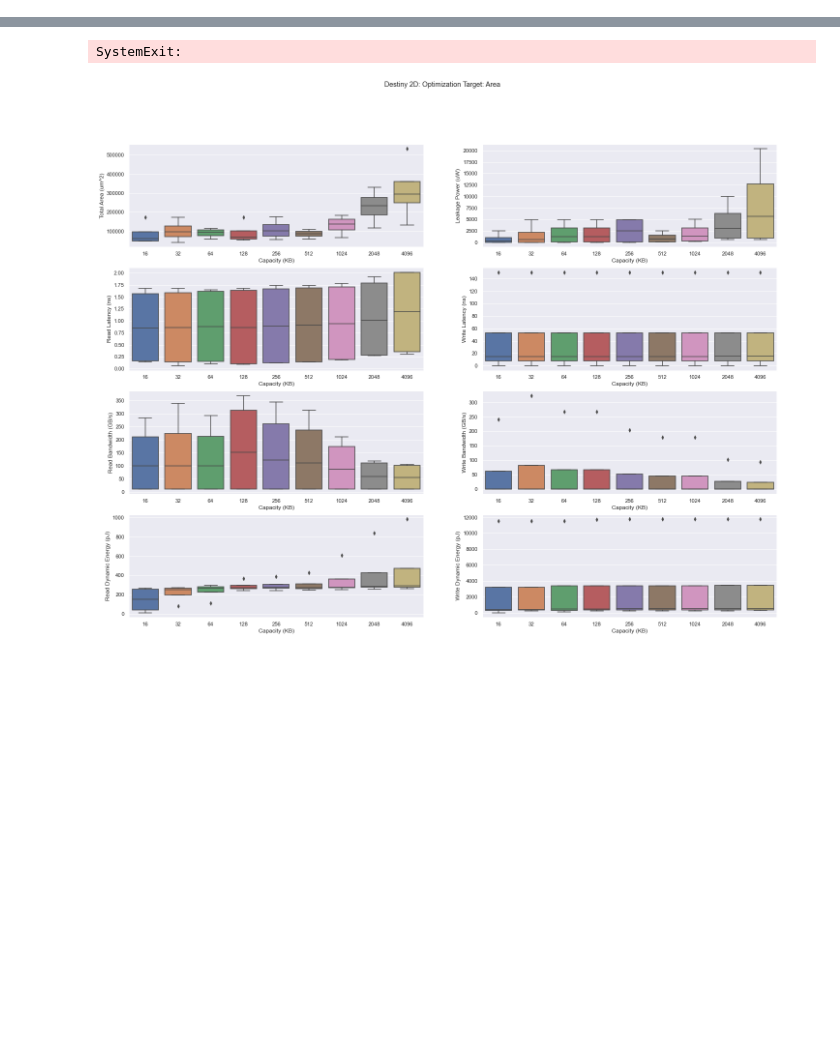
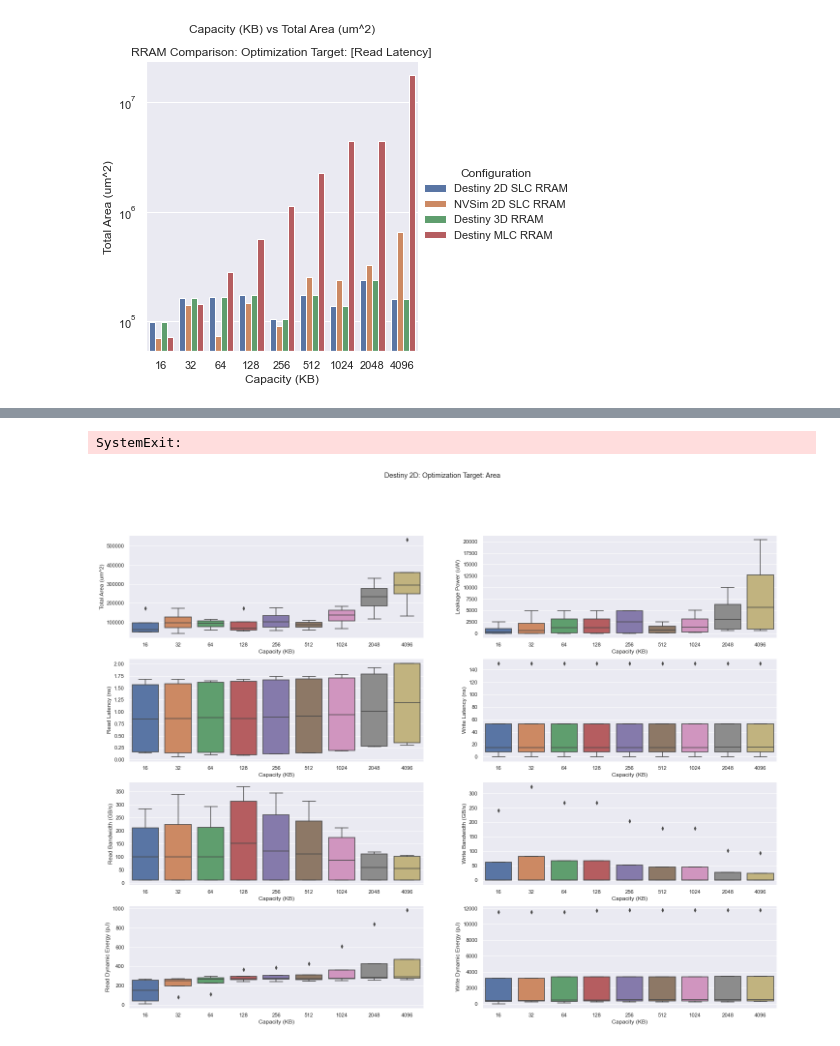
Before and after one commit to rockett-m/EECE0193, a Jupyter notebook: Final_Project/EXPERIMENTS/final_proj.ipynb, the cells around one changed output, grey strips where cells are left out. Cells and saved outputs as stored; diff of their text form; code cells hidden in the pictures; blank space fills up the shorter version.

```diff
--- a/Final_Project/EXPERIMENTS/final_proj.ipynb
+++ b/Final_Project/EXPERIMENTS/final_proj.ipynb
@@ -67,0 +145,88 @@ if __name__ == "__main__":
+# %%
+def test_multiplot():
+    # Read Latency Optimized - RRAM cells
+    xaxis = df_dst_2d.loc[18:26]["Capacity (KB)"]
+    df_dst_2d_opt_r_lat_RRAM = df_dst_2d.loc[18:26]["Total Area (um^2)"]  # SLC RRAM
+    df_nvs_2d_opt_r_lat_RRAM = df_nvs_2d.loc[18:26]["Total Area (um^2)"]  # SLC RRAM
+    df_dst_3d_opt_r_lat = df_dst_hd.loc[0:8]["Total Area (um^2)"]         # 3D  RRAM
+    df_dst_mlc_opt_r_lat = df_dst_hd.loc[72:80]["Total Area (um^2)"]      # MLC RRAM
+    # drop removes Nan values
+    df = pd.concat([xaxis.reset_index(drop=True), df_dst_2d_opt_r_lat_RRAM.reset_index(drop=True), \
+                    df_nvs_2d_opt_r_lat_RRAM.reset_index(drop=True), df_dst_3d_opt_r_lat.reset_index(drop=True), \
+                    df_dst_mlc_opt_r_lat.reset_index(drop=True)], ignore_index=True, join="outer", axis=1)
+
+    df.columns = ["Capacity (KB)", "Destiny 2D SLC RRAM", "NVSim 2D SLC RRAM", "Destiny 3D RRAM", "Destiny MLC RRAM"] # headers
+
+    df = df.reset_index().melt('Capacity (KB)', var_name='Configuration', value_name='vals')
+    df = df.iloc[9: , :] # trim off bad index rows
+
+    g = sns.catplot(x="Capacity (KB)", y="vals", hue='Configuration', data=df, kind='bar')
+    g.set(title="RRAM Comparison: Opt Target: Read Latency")
+    g.set(xlabel = "Capacity (KB)", ylabel = "Total Area (um^2)")
+    plt.ticklabel_format(style='plain', axis='y')
+    plt.yscale('log')
+
+
+def test_multiplot_1():
+    # Read Latency Optimized - RRAM cells
+    xaxis = df_dst_2d.loc[54:62]["Capacity (KB)"]
+    df_dst_2d_opt_w_lat_RRAM = df_dst_2d.loc[54:62]["Total Area (um^2)"]  # SLC RRAM
+    df_nvs_2d_opt_w_lat_RRAM = df_nvs_2d.loc[54:62]["Total Area (um^2)"]  # SLC RRAM
+    df_dst_3d_opt_w_lat = df_dst_hd.loc[9:17]["Total Area (um^2)"]         # 3D  RRAM
+    df_dst_mlc_opt_w_lat = df_dst_hd.loc[81:89]["Total Area (um^2)"]      # MLC RRAM
+    # drop removes Nan values
+    df = pd.concat([xaxis.reset_index(drop=True), df_dst_2d_opt_w_lat_RRAM.reset_index(drop=True), \
+                    df_nvs_2d_opt_w_lat_RRAM.reset_index(drop=True), df_dst_3d_opt_w_lat.reset_index(drop=True), \
+                    df_dst_mlc_opt_w_lat.reset_index(drop=True)], ignore_index=True, join="outer", axis=1)
+
+    df.columns = ["Capacity (KB)", "Destiny 2D SLC RRAM", "NVSim 2D SLC RRAM", "Destiny 3D RRAM", "Destiny MLC RRAM"] # headers
+
+    df = df.reset_index().melt('Capacity (KB)', var_name='Configuration', value_name='vals')
+    df = df.iloc[9: , :] # trim off bad index rows
+
+    g = sns.catplot(x="Capacity (KB)", y="vals", hue='Configuration', data=df, kind='bar')
+    g.set(title="RRAM Comparison: Opt Target: Write Latency")
+    g.set(xlabel = "Capacity (KB)", ylabel = "Total Area (um^2)")
+    plt.ticklabel_format(style='plain', axis='y')
+    plt.yscale('log')
+
+
+
+def test_multiplot_general(opt_target, indices):
+    # Read Latency Optimized - RRAM cells
+    xaxis = df_dst_2d.loc[indices[0]:indices[0]+8]["Capacity (KB)"]
+    df0 = df_dst_2d.loc[indices[0]:indices[0]+8]["Total Area (um^2)"]  # SLC RRAM
+    df1 = df_nvs_2d.loc[indices[0]:indices[0]+8]["Total Area (um^2)"]  # SLC RRAM
+    df2 = df_dst_hd.loc[indices[1]:indices[1]+8]["Total Area (um^2)"]   # 3D  RRAM
+    df3 = df_dst_hd.loc[indices[2]:indices[2]+8]["Total Area (um^2)"]  # MLC RRAM
+    # drop removes Nan values
+    df = pd.concat([xaxis.reset_index(drop=True), df0.reset_index(drop=True), df1.reset_index(drop=True), \
+                    df2.reset_index(drop=True), df3.reset_index(drop=True)], ignore_index=True, join="outer", axis=1)
+
+    df.columns = ["Capacity (KB)", "Destiny 2D SLC RRAM", "NVSim 2D SLC RRAM", "Destiny 3D RRAM", "Destiny MLC RRAM"] # headers
+
+    df = df.reset_index().melt('Capacity (KB)', var_name='Configuration', value_name='vals')
+    df = df.iloc[9: , :] # trim off bad index rows
+
+    g = sns.catplot(x="Capacity (KB)", y="vals", hue='Configuration', data=df, kind='bar')
+    g.set(title=f'Capacity (KB) vs Total Area (um^2)\n\nRRAM Comparison: Optimization Target: [{opt_target}]')
+    g.set(xlabel = "Capacity (KB)", ylabel = "Total Area (um^2)")
+    plt.ticklabel_format(style='plain', axis='y')
+    plt.yscale('log')
+
+
+
+# 0:8, 9:17, 18:26, 27:35;  36:44, 45:53, 54:62, 63:71
+opt_targets = { 'Read Latency' :               [18, 0, 72],
+                'Write Latenc' :               [54, 9, 81],
+                'Read Dynamic Energy' :        [72, 18, 90],
+                'Write Dynamic Energy' :       [108, 27, 99],
+                'Read Energy Delay Product' :  [144, 36, 108],
+                'Write Energy Delay Product' : [180, 45, 117],
+                'Leakage Power' :              [216, 54, 126],
+                'Area' :                       [252, 63, 133] }
+
+for opt_target, indices in opt_targets.items():
+    test_multiplot_general(opt_target, indices)
+# %% [output]
+[figure, added]
```
Also changed, not shown: parts of 2 cells of this notebook.
